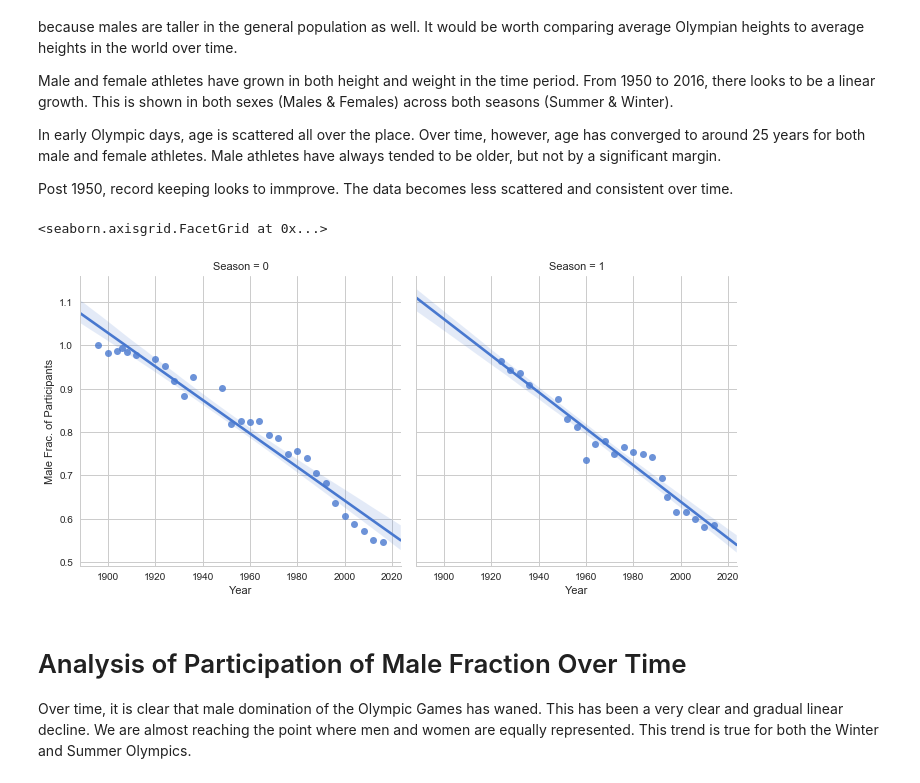
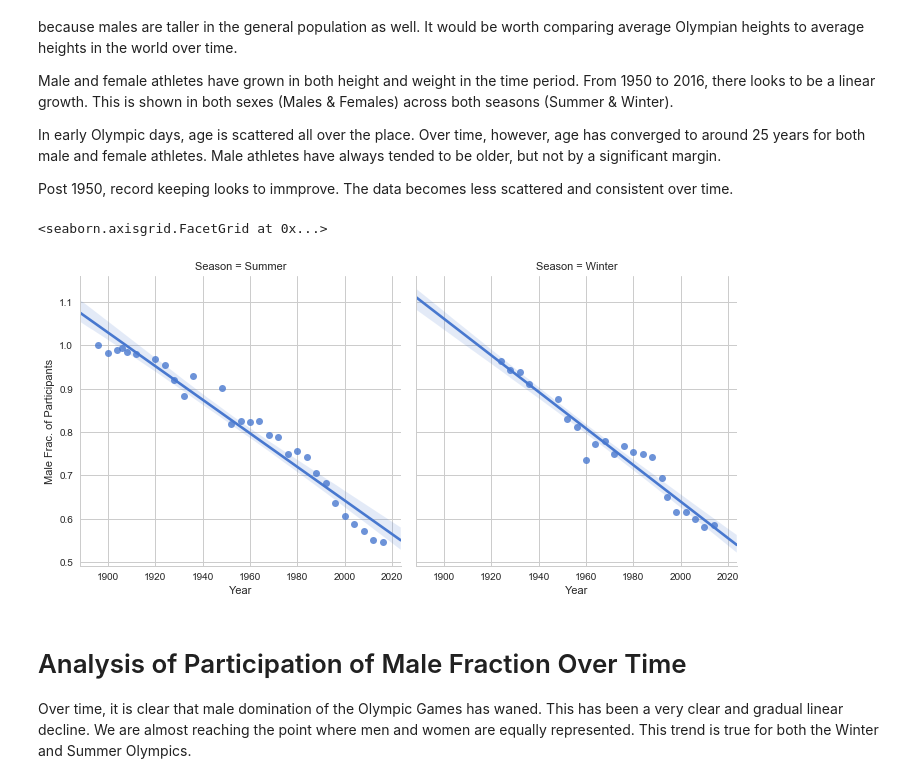
Before and after one commit to rbhavsar5/thinkful, a Jupyter notebook: OlympicNotebook.ipynb, the cells around one changed output. Drawn from its saved outputs; the diff is of its cells as text; code cells hidden in the pictures.

```diff
--- a/OlympicNotebook.ipynb
+++ b/OlympicNotebook.ipynb
@@ -85,4 +85,4 @@ DataSet.describe()
 #Male = 1, Female = 0
 from sklearn.preprocessing import LabelEncoder, OneHotEncoder
 labelencoder_X = LabelEncoder()
-DataSet['Sex'] = labelencoder_X.fit_transform(DataSet['Sex'])
+DataSet['Sex1'] = labelencoder_X.fit_transform(DataSet['Sex'])
@@ -164,7 +167,7 @@ See the caveats in the documentation: http://pandas.pydata.org/pandas-docs/stabl
   import sys
 # %%
 #Keeping Only Relevant Columns for Dataframes
-SexOverTime = SexOverTime[['Age', 'Weight', 'Height', 'Year', 'Sex']]
+SexOverTime = SexOverTime[['Age', 'Weight', 'Height', 'Year', 'Sex1']]
 SexOverTime['Games'] = 0
 SexOverTime['Season'] = 0
 for index in SexOverTime.index:
@@ -179,9 +182,3 @@ A value is trying to be set on a copy of a slice from a DataFrame
 
 See the caveats in the documentation: http://pandas.pydata.org/pandas-docs/stable/indexing.html#indexing-view-versus-copy
   self._setitem_with_indexer(indexer, value)
-# %%
-#Encoding Categorical Data (Seasons)
-#summer = 0 , winter = 1
-labelencoder_X1 = LabelEncoder()
-BiologyOverTime['Season'] = labelencoder_X1.fit_transform(BiologyOverTime['Season'])
-SexOverTime['Season'] = labelencoder_X1.fit_transform(SexOverTime['Season'])
@@ -221,11 +216,11 @@ In early Olympic days, age is scattered all over the place. Over time, however,
 Post 1950, record keeping looks to immprove. The data becomes less scattered and consistent over time.
 # %%
 ##Scatter Plot for Male Fraction of Participants Over Time
-ax = sns.lmplot(data = SexOverTime, x = 'Year', y = 'Sex', col = 'Season', size = 5)
+ax = sns.lmplot(data = SexOverTime, x = 'Year', y = 'Sex1', col = 'Season', size = 5)
 ax.set_ylabels('Male Frac. of Participants')
 # %% [output]
 <seaborn.axisgrid.FacetGrid at 0x...>
-[figure, old version]
+[figure, new version]
 # %% [markdown]
 # Analysis of Participation of Male Fraction Over Time
 Over time, it is clear that male domination of the Olympic Games has waned. This has been a very clear and gradual linear decline. We are almost reaching the point where men and women are equally represented. This trend is true for both the Winter and Summer Olympics.
```
Also changed, not shown: parts of 17 cells of this notebook.
